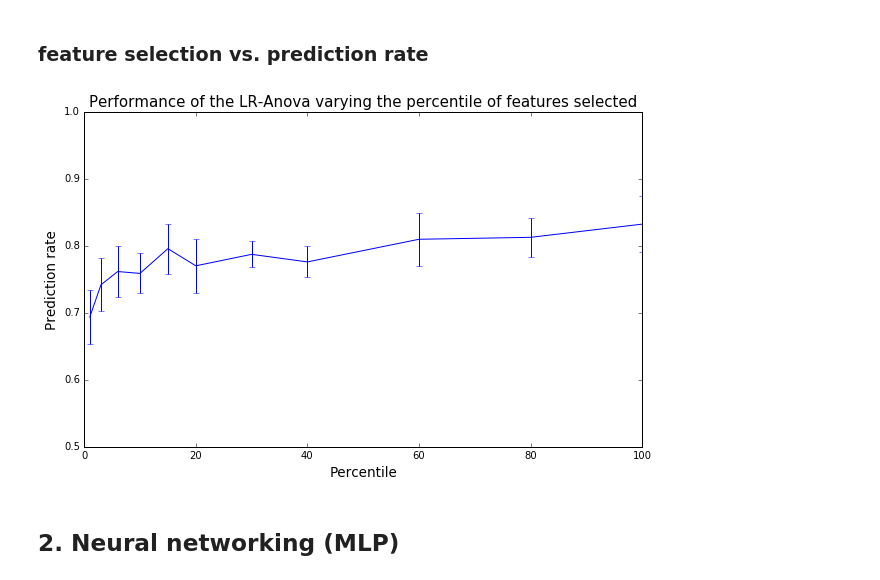
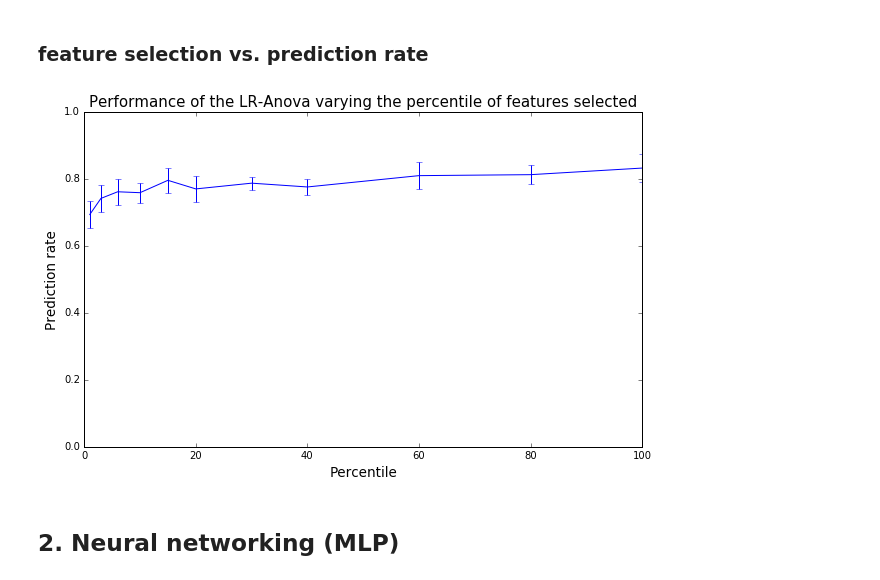
Before and after one commit to Fake-News-Project/Fake-News-Project, a Jupyter notebook: Step2_Extracting_features_and_predict_via_machine_learning.ipynb, the cells around one changed output. Saved outputs shown, nothing was run; the diff lists cells and outputs as text; code cells hidden in the pictures.

```diff
--- a/Step2_Extracting_features_and_predict_via_machine_learning.ipynb
+++ b/Step2_Extracting_features_and_predict_via_machine_learning.ipynb
@@ -370,28 +370,28 @@ warnings.filterwarnings('ignore')
 # %%
 transform = feature_selection.SelectPercentile(feature_selection.f_classif)
 clf = Pipeline([('anova', transform), ('LR', LogisticRegression(C = best_C))])
 
 score_means = list()
 score_stds = list()
 percentiles = (1, 3, 6, 10, 15, 20, 30, 40, 60, 80, 100)
 
 for percentile in percentiles:
     clf.set_params(anova__percentile=percentile)
     this_scores = cross_val_score(clf, X_cv_dtm, Y_cv)
     score_means.append(this_scores.mean())
     score_stds.append(this_scores.std())
 
 plt.figure(figsize=(10, 6))
-plt.ylim([0.5,1])
+plt.ylim([0,1])
 plt.errorbar(percentiles, score_means, np.array(score_stds))
 
 plt.title('Performance of the LR-Anova varying the percentile of features selected', fontsize=15)
 plt.xlabel('Percentile', fontsize=13.5)
 plt.ylabel('Prediction rate', fontsize=13.5)
-plt.savefig('prediction_percentile.png')
+plt.savefig('./figures/prediction_percentile.png')
 plt.show()
 # %% [output]
-[figure, old version]
+[figure, new version]
 # %% [markdown]
 ## 2. Neural networking (MLP)
 # %%
```
